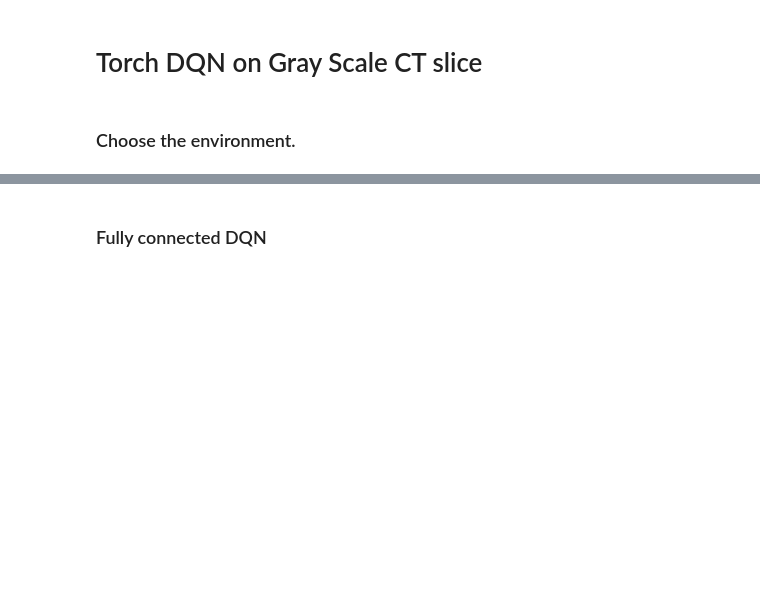
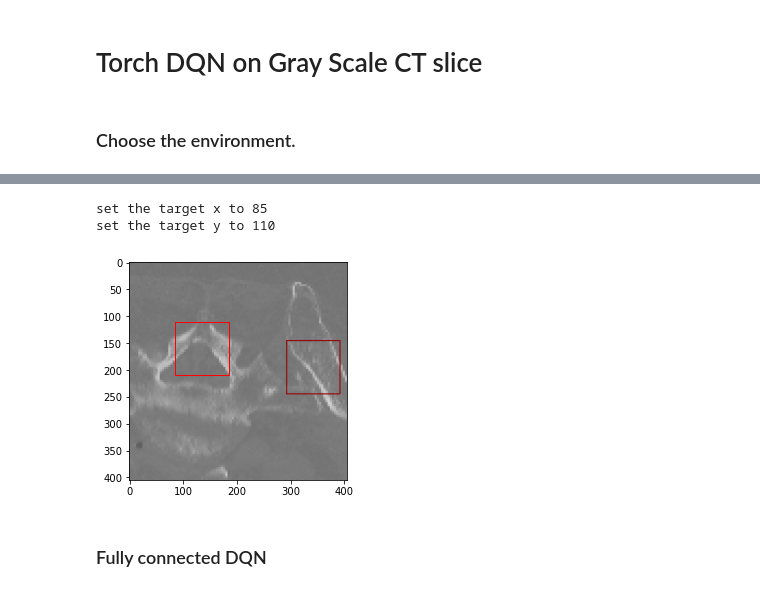
Before and after one commit to aasong113/CT_View_Planning_DeepRL, a Jupyter notebook: gym-child_thresholded_NN/Deep_Q_Learn.ipynb, the cells around one changed output, grey strips where cells are left out. Saved outputs shown, nothing was run; the diff lists cells and outputs as text; code cells hidden in the pictures; blank space fills up the shorter version.

```diff
--- a/gym-child_thresholded_NN/Deep_Q_Learn.ipynb
+++ b/gym-child_thresholded_NN/Deep_Q_Learn.ipynb
@@ -68,3 +68,10 @@ set the target y to 150
+# %%
+env.set_target_xy(x = 85, y = 110)
+env.render_goal()
+# %% [output]
+set the target x to 85
+set the target y to 110
+[figure, added]
 # %%
 Transition = namedtuple('Transition',
                         ('state', 'action', 'next_state', 'reward'))
```
Also changed, not shown: parts of 1 cell of this notebook, 17 other files.
